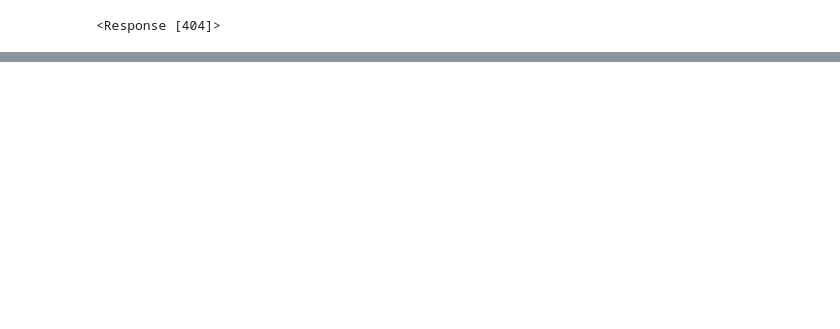
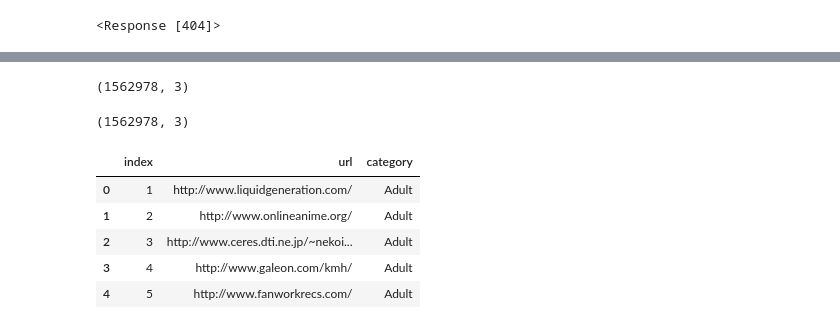
Before and after one commit to yix90/GA_personal, a Jupyter notebook: webscrape fun/webscrape fun.ipynb, the cells around one changed output, grey strips where cells are left out. Drawn from its saved outputs; the diff is of its cells as text; code cells hidden in the pictures; blank space fills up the shorter version.

```diff
--- a/webscrape fun/webscrape fun.ipynb
+++ b/webscrape fun/webscrape fun.ipynb
@@ -136,0 +128,25 @@ https://developers.google.com/accounts/docs/application-default-credentials.
+# %%
+webcat.shape
+# %% [output]
+(1562978, 3)
+# %%
+#We look at dmoz category
+#Lucky somebody scraped hahahahaha
+
+dmozie = pd.read_csv('dmoz0409.csv', header=None)
+dmozie.columns=['index','url','category']
+dmozie.shape
+
+#Ohh its the same!
+#Goodgood hahah
+# %% [output]
+(1562978, 3)
+# %%
+dmozie.head()
+# %% [output]
+|  | index | url | category |
+| 0 | 1 | http://www.liquidgeneration.com/ | Adult |
+| 1 | 2 | http://www.onlineanime.org/ | Adult |
+| 2 | 3 | http://www.ceres.dti.ne.jp/~nekoi... | Adult |
+| 3 | 4 | http://www.galeon.com/kmh/ | Adult |
+| 4 | 5 | http://www.fanworkrecs.com/ | Adult |
```
Also changed, not shown: parts of 16 cells of this notebook, 3 other files.
